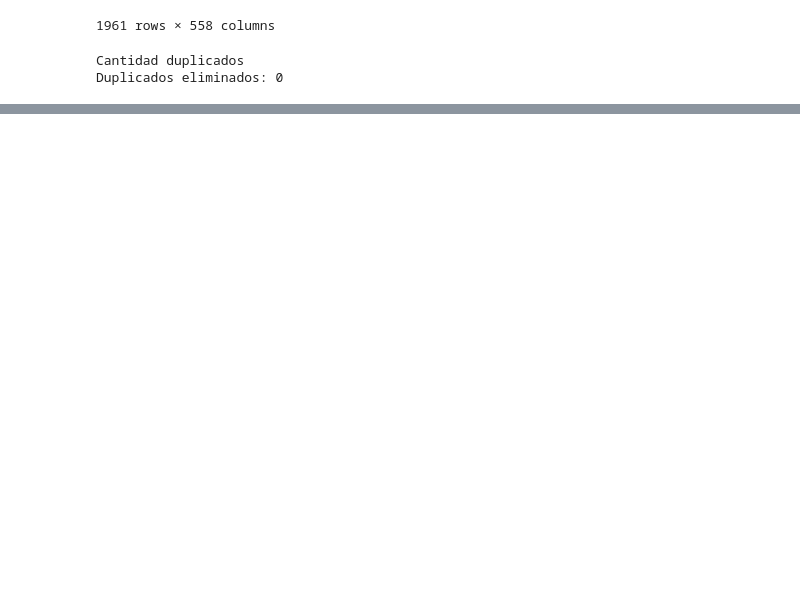
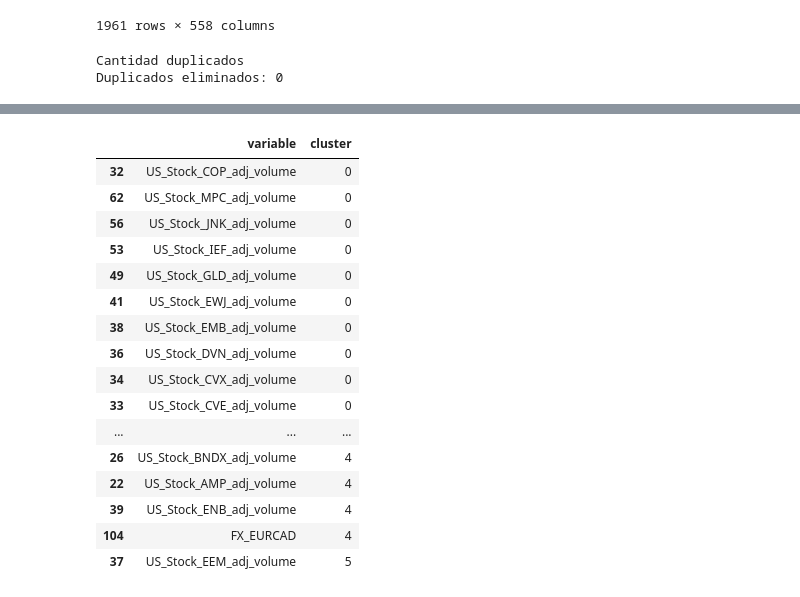
Before and after one commit to PabloSHerrera/Proyecto-2-DS, a Jupyter notebook: proyecto 2 DS.ipynb, the cells around one changed output, grey strips where cells are left out. Saved outputs shown, nothing was run; the diff lists cells and outputs as text; code cells hidden in the pictures; blank space fills up the shorter version.

```diff
--- a/proyecto 2 DS.ipynb
+++ b/proyecto 2 DS.ipynb
@@ -216,0 +182,38 @@ Ejemplos de pares con alta correlación (keep_col vs drop_col):
+# %%
+from sklearn.preprocessing import StandardScaler
+
+num_df = data.select_dtypes(include="number").copy()
+colnames = num_df.columns
+
+# 1) Matriz transpuesta: filas = variables, columnas = tiempo
+matrizT = num_df.to_numpy().T
+
+# 2) Estandarizar (muy importante para KMeans)
+matrizT_scaled = StandardScaler().fit_transform(matrizT)
+
+# 3) KMeans con K=6 (agrupa variables)
+k = 6
+kmeans = KMeans(n_clusters=k, random_state=42, n_init=10)
+labels = kmeans.fit_predict(matrizT_scaled)
+
+# 4) Tabla variable → cluster
+variable_clusters = pd.DataFrame({"variable": colnames, "cluster": labels}).sort_values("cluster")
+variable_clusters
+# %% [output]
+|  | variable | cluster |
+| 32 | US_Stock_COP_adj_volume | 0 |
+| 62 | US_Stock_MPC_adj_volume | 0 |
+| 56 | US_Stock_JNK_adj_volume | 0 |
+| 53 | US_Stock_IEF_adj_volume | 0 |
+| 49 | US_Stock_GLD_adj_volume | 0 |
+| 41 | US_Stock_EWJ_adj_volume | 0 |
+| 38 | US_Stock_EMB_adj_volume | 0 |
+| 36 | US_Stock_DVN_adj_volume | 0 |
+| 34 | US_Stock_CVX_adj_volume | 0 |
+| 33 | US_Stock_CVE_adj_volume | 0 |
+| ... | ... | ... |
+| 26 | US_Stock_BNDX_adj_volume | 4 |
+| 22 | US_Stock_AMP_adj_volume | 4 |
+| 39 | US_Stock_ENB_adj_volume | 4 |
+| 104 | FX_EURCAD | 4 |
+| 37 | US_Stock_EEM_adj_volume | 5 |
```
Also changed, not shown: parts of 22 cells of this notebook.
